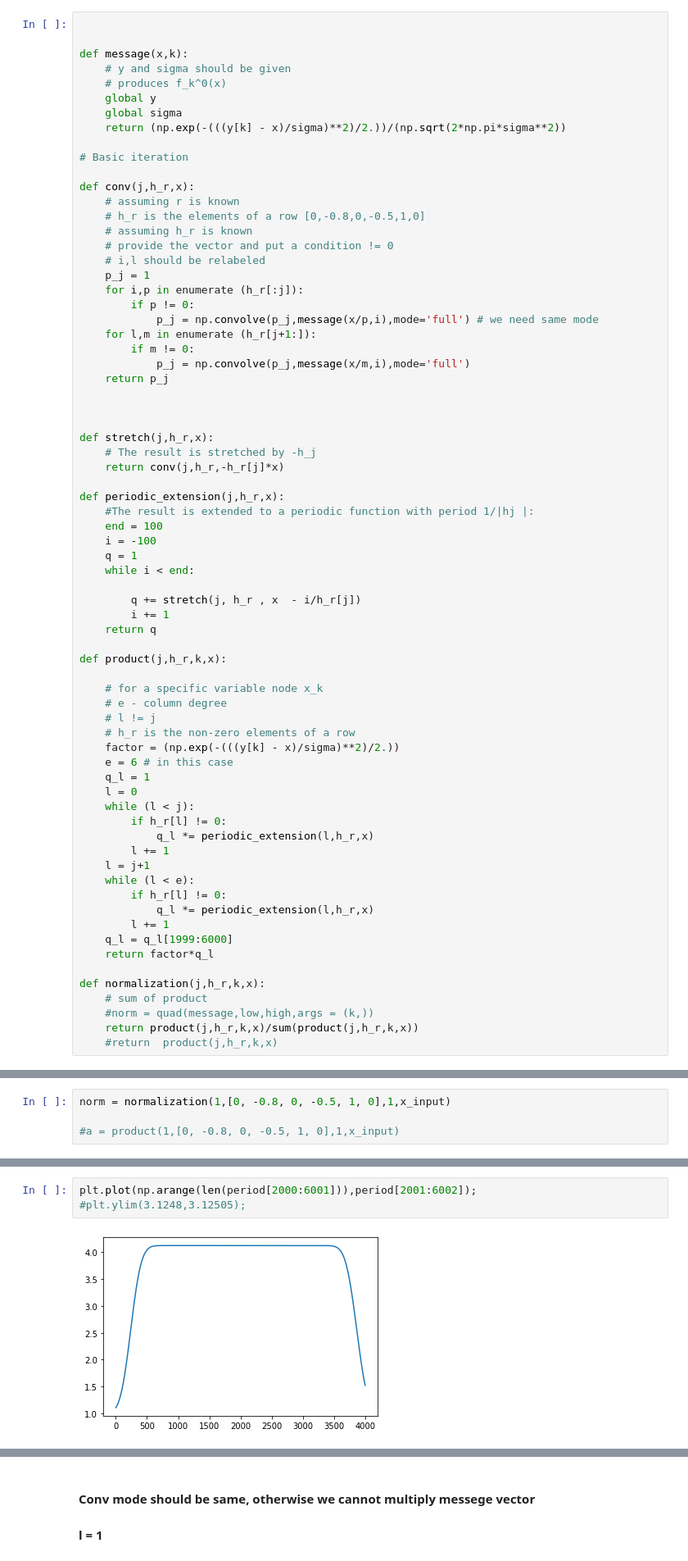
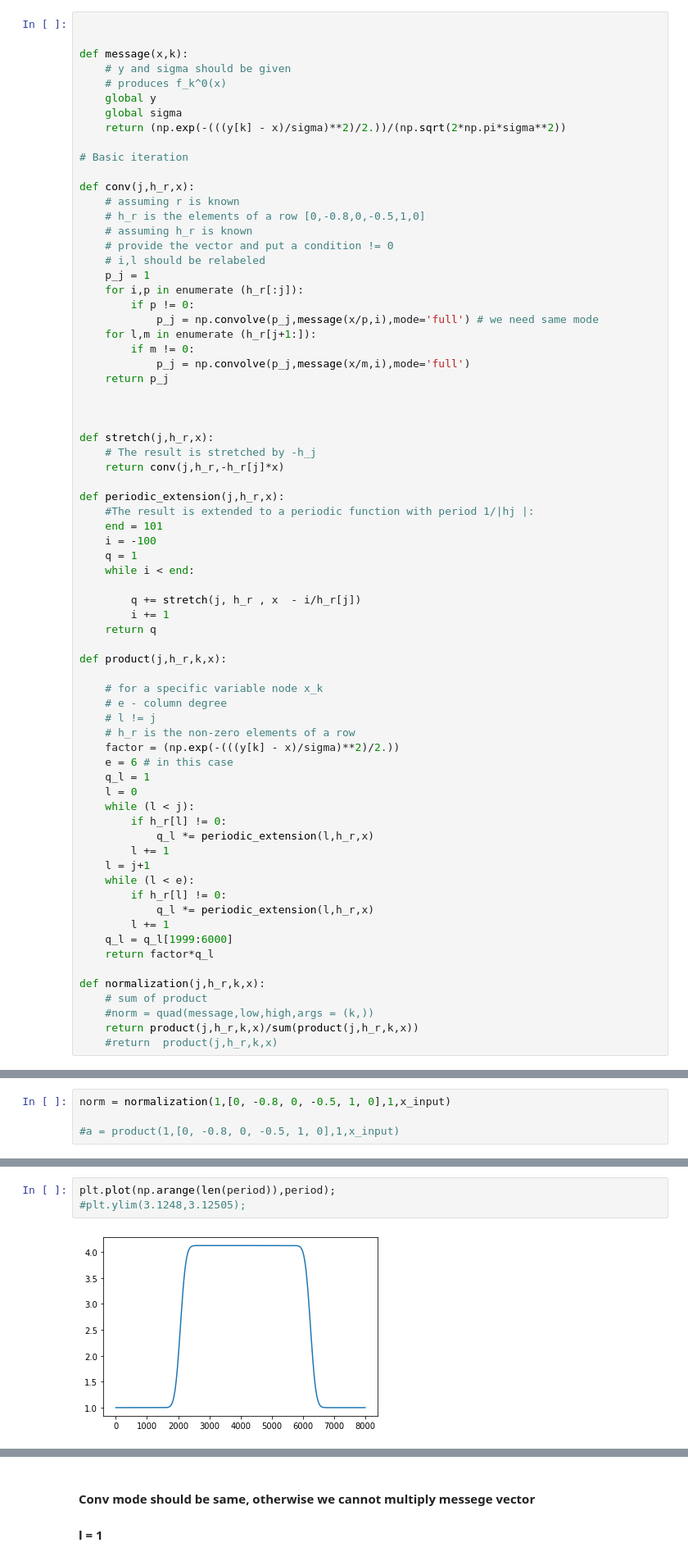
Before and after one commit to abhishek-jana/LDLC, a Jupyter notebook: decoder.ipynb, the cells around one changed output, grey strips where cells are left out. Shown at 82% size. Saved outputs shown, nothing was run; the diff lists cells and outputs as text.

```diff
--- a/decoder.ipynb
+++ b/decoder.ipynb
@@ -81,7 +81,7 @@ def stretch(j,h_r,x):
 
 def periodic_extension(j,h_r,x):
     #The result is extended to a periodic function with period 1/|hj |:
-    end = 100
+    end = 101
     i = -100
     q = 1
     while i < end:
@@ -151,5 +152,5 @@ x_input[-1]
 # %%
-plt.plot(np.arange(len(period[2000:6001])),period[2001:6002]);
+plt.plot(np.arange(len(period)),period);
 #plt.ylim(3.1248,3.12505);
 # %% [output]
-[figure, old version]
+[figure, new version]
```
Also changed, not shown: parts of 12 cells of this notebook, 1 other file.
